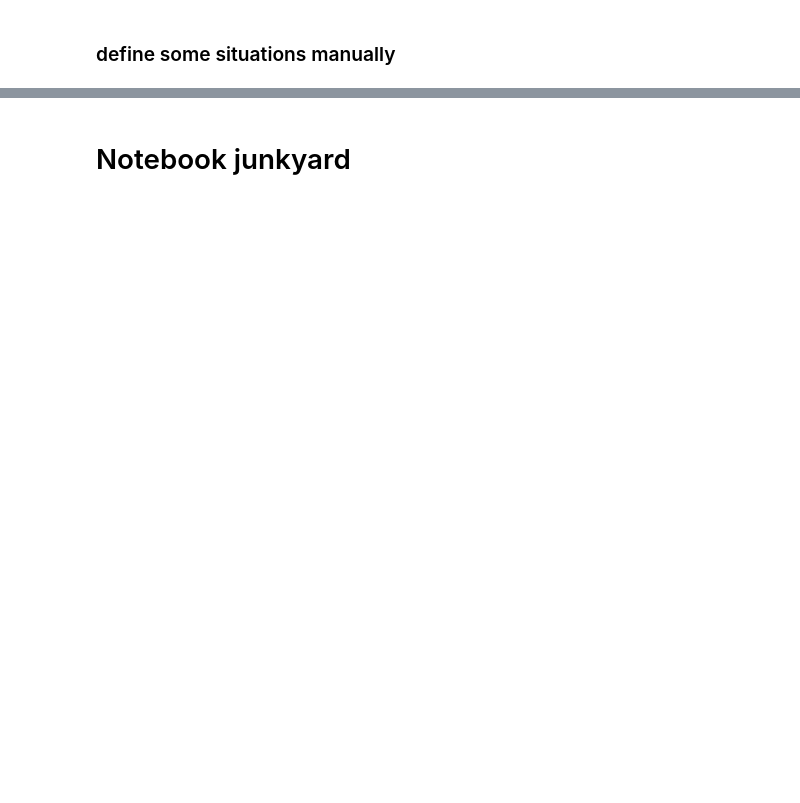
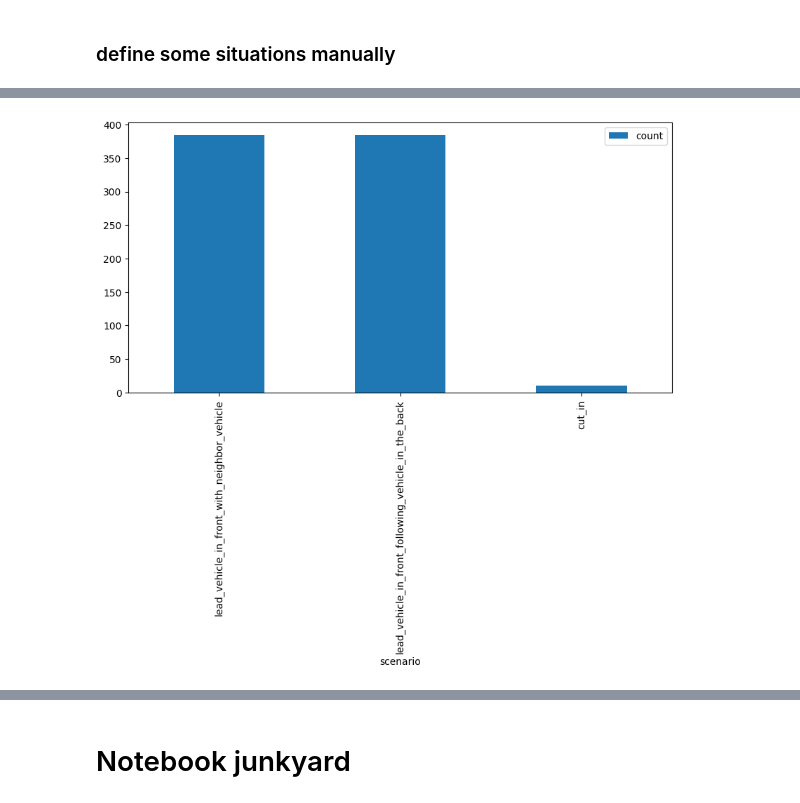
Before and after one commit to tmuehlen80/graph_coverage, a Jupyter notebook: Notebooks/carla/subgraph_isomorphism.ipynb, the cells around one changed output, grey strips where cells are left out. Cells and saved outputs as stored; diff of their text form; code cells hidden in the pictures; blank space fills up the shorter version.

Commit message:
subgraph isomorphism plots

```diff
--- a/Notebooks/carla/subgraph_isomorphism.ipynb
+++ b/Notebooks/carla/subgraph_isomorphism.ipynb
@@ -116,0 +110,33 @@ cov_data_df.groupby(list(cov_data_df.columns[:11]), as_index=False).size()
+# %%
+G = nx.MultiDiGraph()
+G.add_node("a", actor_type=ActorType.VEHICLE, lane_change=False, is_on_intersection=False)
+G.add_node("b", actor_type=ActorType.VEHICLE, lane_change=False, is_on_intersection=False)
+G.add_node("c", actor_type=ActorType.VEHICLE, lane_change=False, is_on_intersection=False)
+G.add_edge("a", "b", edge_type="following_lead")
+G.add_edge("b", "a", edge_type="following_lead")
+G.add_edge("a", "c", edge_type="neighbor_vehicle")
+G.add_edge("c", "a", edge_type="neighbor_vehicle")
+G.edges(data=True)
+coverage_graphs["lead_vehicle_in_front_with_neighbor_vehicle"] = G
+# %%
+G = nx.MultiDiGraph()
+G.add_node("a", actor_type=ActorType.VEHICLE, lane_change=False, is_on_intersection=False)
+G.add_node("b", actor_type=ActorType.VEHICLE, lane_change=False, is_on_intersection=False)
+G.add_node("c", actor_type=ActorType.VEHICLE, lane_change=False, is_on_intersection=False)
+G.add_edge("a", "b", edge_type="following_lead")
+G.add_edge("b", "a", edge_type="following_lead")
+G.add_edge("a", "c", edge_type="following_lead")
+G.add_edge("c", "a", edge_type="following_lead")
+G.edges(data=True)
+coverage_graphs["lead_vehicle_in_front_following_vehicle_in_the_back"] = G
+# %%
+G = nx.MultiDiGraph()
+G.add_node("a", actor_type=ActorType.VEHICLE, lane_change=False, is_on_intersection=False)
+G.add_node("b", actor_type=ActorType.VEHICLE, lane_change=False, is_on_intersection=False)
+G.add_node("c", actor_type=ActorType.VEHICLE, lane_change=True, is_on_intersection=False)
+G.add_edge("a", "b", edge_type="following_lead")
+G.add_edge("b", "a", edge_type="following_lead")
+G.add_edge("a", "c", edge_type="following_lead")
+G.add_edge("c", "a", edge_type="following_lead")
+G.edges(data=True)
+coverage_graphs["cut_in"] = G
@@ -116,0 +153,4 @@ cov_data_df.groupby(list(cov_data_df.columns[:11]), as_index=False).size()
+# %%
+isom_cov_counter = IsomorphicGrapCoverageCounter(coverage_graphs, graph_paths[:1000], node_match = ["actor_type", "lane_change", "is_on_intersection"], edge_match = ["edge_type"])
+isom_cov_counter.count_isomorphic_graphs()
+cov_data_df = isom_cov_counter.cov_data_df
@@ -116,0 +173,6 @@ cov_data_df.groupby(list(cov_data_df.columns[:11]), as_index=False).size()
+# %%
+barchart_df = cov_data_df[coverage_graphs.keys()].sum().reset_index().rename(columns={"index":"scenario", 0: "count"})
+barchart_df.plot(kind="bar", x="scenario", y="count", figsize=(10, 5))
+plt.show()
+# %% [output]
+[figure, added]
```
Also changed, not shown: parts of 10 cells of this notebook, 2 other files.
